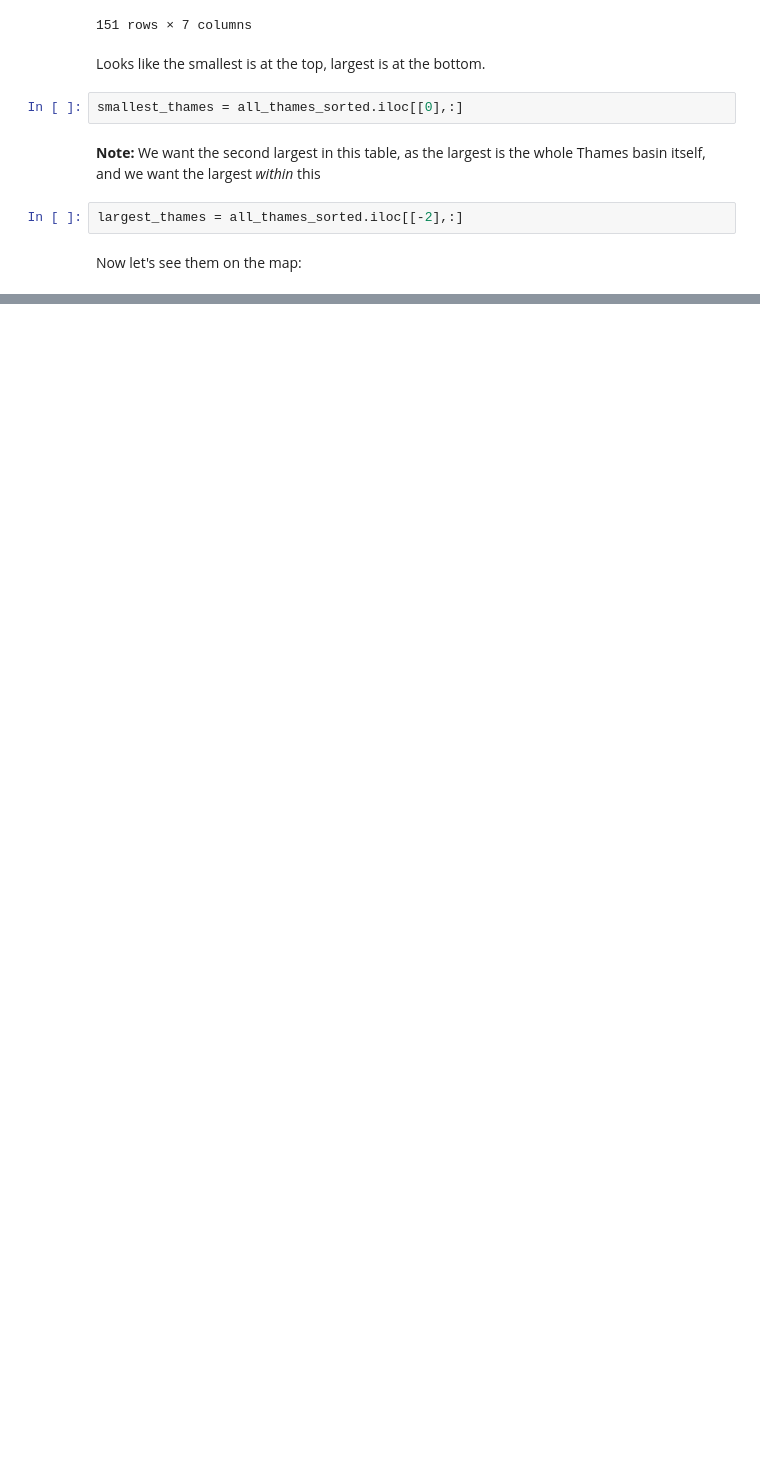
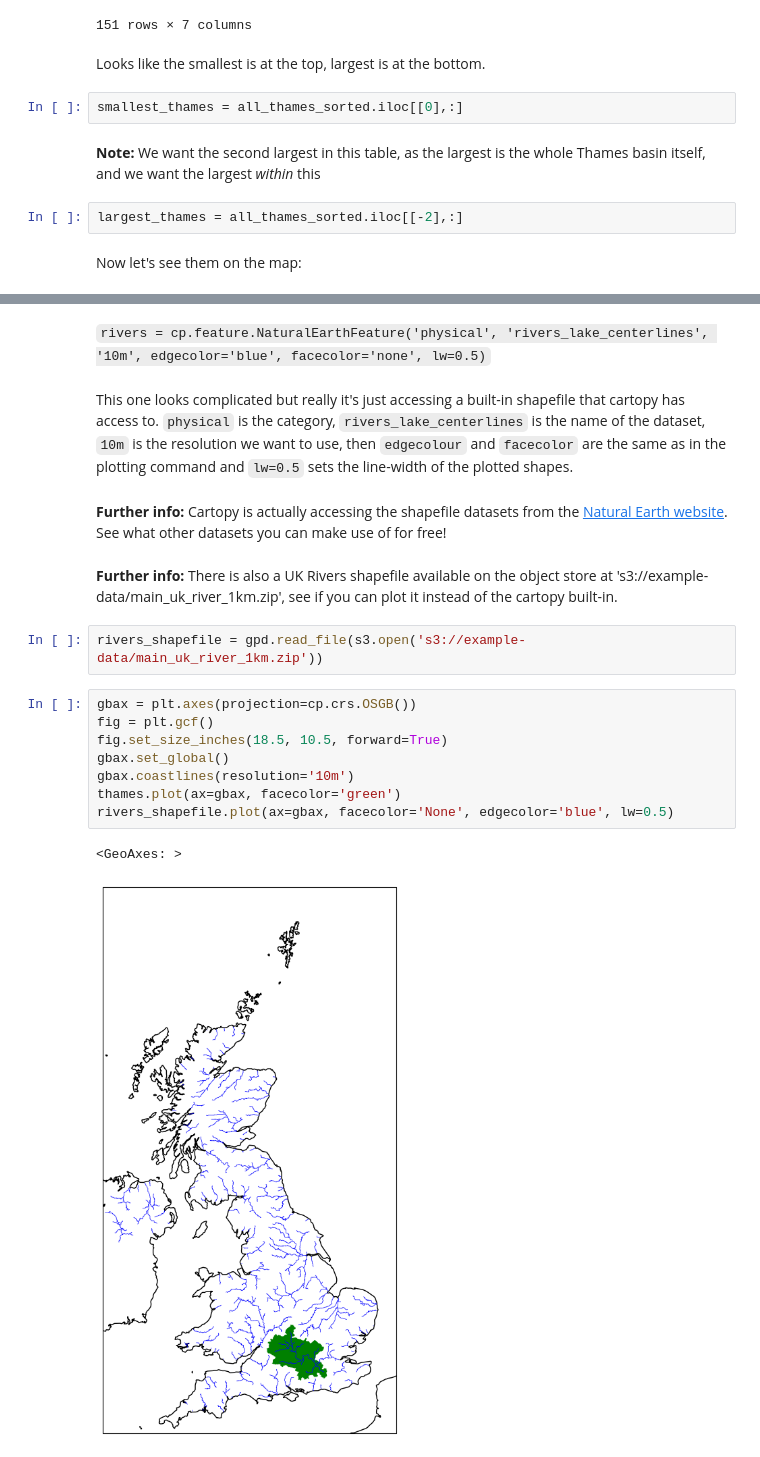
Before and after one commit to NERC-CEH/dri_gridded_data, a Jupyter notebook: notebooks/Examples_2.ipynb, the cells around one changed output, grey strips where cells are left out. Drawn from its saved outputs; the diff is of its cells as text; blank space fills up the shorter version.

Commit message:
#39 Added further shapefile examples

````diff
--- a/notebooks/Examples_2.ipynb
+++ b/notebooks/Examples_2.ipynb
@@ -250,0 +285,21 @@ Now let's spruce up our plots a bit:
+# %% [markdown]
+```rivers = cp.feature.NaturalEarthFeature('physical', 'rivers_lake_centerlines', '10m', edgecolor='blue', facecolor='none', lw=0.5)```
+# %% [markdown]
+This one looks complicated but really it's just accessing a built-in shapefile that cartopy has access to. ```physical``` is the category, ```rivers_lake_centerlines``` is the name of the dataset, ```10m``` is the resolution we want to use, then ```edgecolour``` and ```facecolor``` are the same as in the plotting command and ```lw=0.5``` sets the line-width of the plotted shapes.
+# %% [markdown]
+**Further info:** Cartopy is actually accessing the shapefile datasets from the [Natural Earth website](https://www.naturalearthdata.com/downloads/). See what other datasets you can make use of for free!
+# %% [markdown]
+**Further info:** There is also a UK Rivers shapefile available on the object store at 's3://example-data/main_uk_river_1km.zip', see if you can plot it instead of the cartopy built-in.
+# %%
+rivers_shapefile = gpd.read_file(s3.open('s3://example-data/main_uk_river_1km.zip'))
+# %%
+gbax = plt.axes(projection=cp.crs.OSGB())
+fig = plt.gcf()
+fig.set_size_inches(18.5, 10.5, forward=True)
+gbax.set_global()
+gbax.coastlines(resolution='10m')
+thames.plot(ax=gbax, facecolor='green')
+rivers_shapefile.plot(ax=gbax, facecolor='None', edgecolor='blue', lw=0.5)
+# %% [output]
+<GeoAxes: >
+[figure, added]
````
Also changed, not shown: parts of 24 cells of this notebook, 1 other file.
